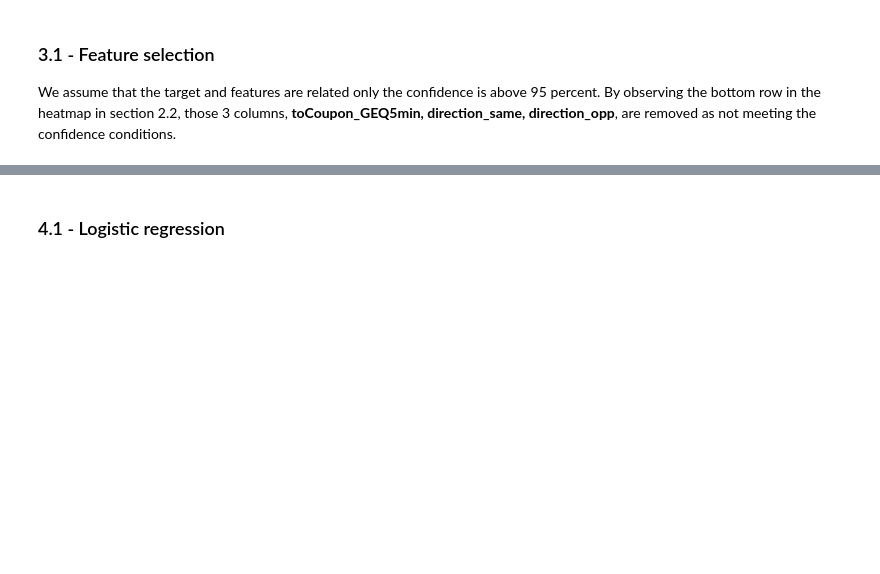
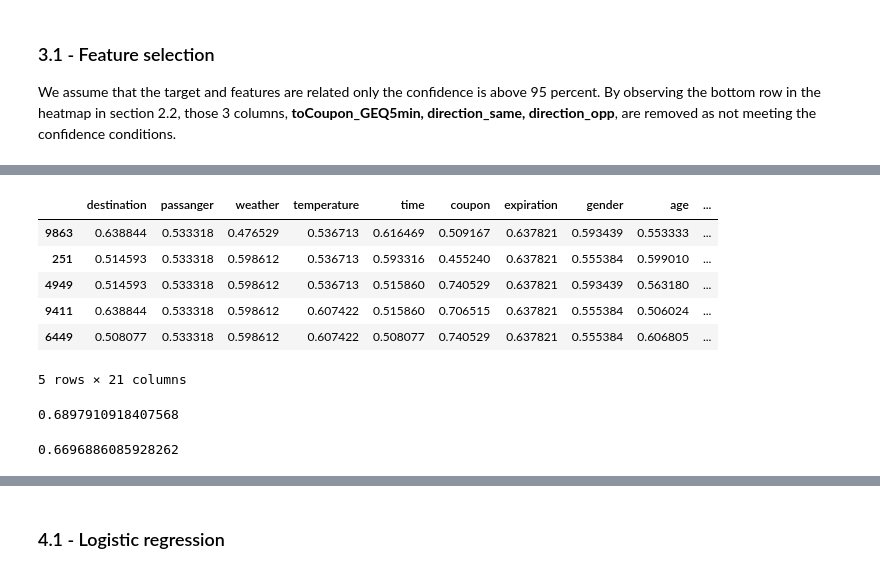
Before and after one commit to AnushkaHegde/In-Vehicle-Coupon-Recommendation-ML-Project, a Jupyter notebook: Code/EDA & Models.ipynb, the cells around one changed output, grey strips where cells are left out. Saved outputs shown, nothing was run; the diff lists cells and outputs as text; code cells hidden in the pictures; blank space fills up the shorter version.

```diff
--- a/Code/EDA & Models.ipynb
+++ b/Code/EDA & Models.ipynb
@@ -627,8 +394,0 @@ Name: age, Length: 8878, dtype: object
-# %%
-def target_encoding(train, ytrain, test, columns):
-    ytrain = ytrain.astype(float)
-    oe = ce.TargetEncoder(return_df=True)
-
-    train_transformed = oe.fit_transform(train[columns], ytrain[ytrain.columns])
-    test_transformed = oe.transform(test)
-    return train_transformed, test_transformed
@@ -787,0 +810,18 @@ display(merge)
+# %%
+# Target Encoding
+display(XTrain_target.head())
+
+lr.fit(XTrain_target, yTrain)
+target_valid_acc = accuracy_score(yValid, lr.predict(XValid_target))
+target_test_acc = accuracy_score(yTest, lr.predict(XTest_target))
+display(target_valid_acc, target_test_acc)
+# %% [output]
+|  | destination | passanger | weather | temperature | time | coupon | expiration | gender | age | ... |
+| 9863 | 0.638844 | 0.533318 | 0.476529 | 0.536713 | 0.616469 | 0.509167 | 0.637821 | 0.593439 | 0.553333 | ... |
+| 251 | 0.514593 | 0.533318 | 0.598612 | 0.536713 | 0.593316 | 0.455240 | 0.637821 | 0.555384 | 0.599010 | ... |
+| 4949 | 0.514593 | 0.533318 | 0.598612 | 0.536713 | 0.515860 | 0.740529 | 0.637821 | 0.593439 | 0.563180 | ... |
+| 9411 | 0.638844 | 0.533318 | 0.598612 | 0.607422 | 0.515860 | 0.706515 | 0.637821 | 0.555384 | 0.506024 | ... |
+| 6449 | 0.508077 | 0.533318 | 0.598612 | 0.607422 | 0.508077 | 0.740529 | 0.637821 | 0.555384 | 0.606805 | ... |
+5 rows × 21 columns
+0.6897910918407568
+0.6696886085928262
```
Also changed, not shown: parts of 101 cells of this notebook.
